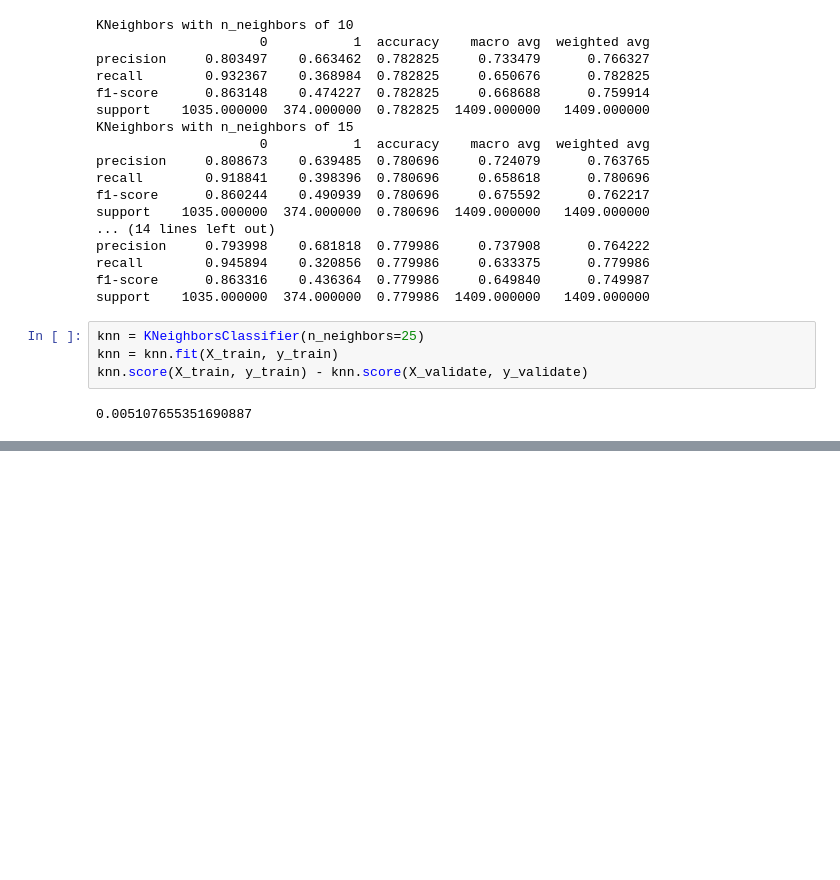
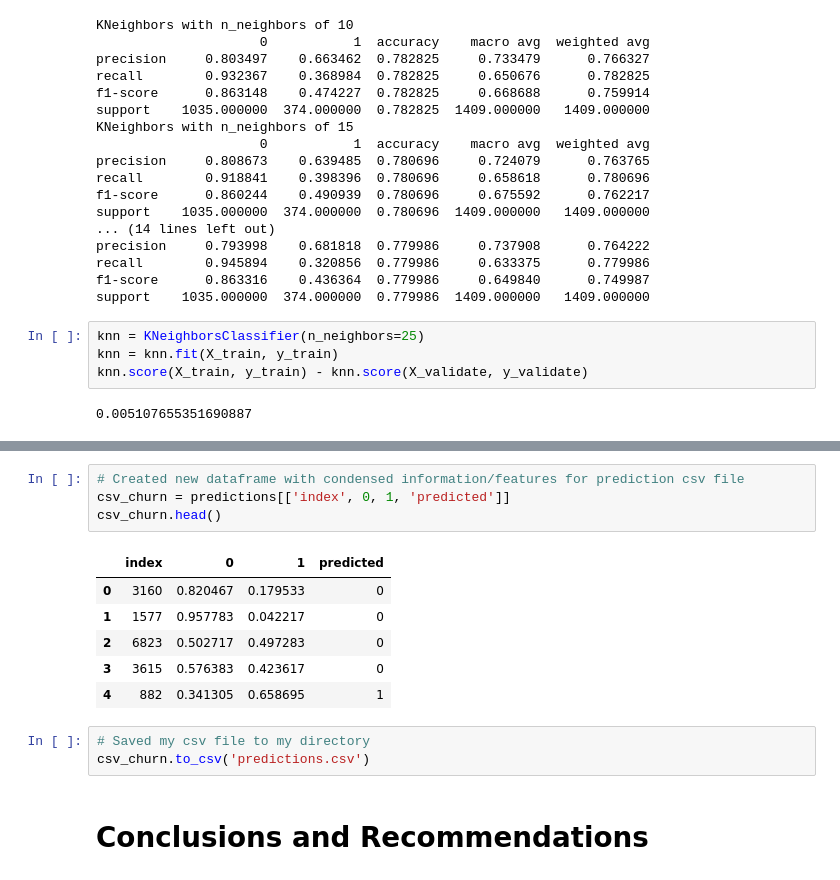
Before and after one commit to Larry-Holmes/classification-exercises, a Jupyter notebook: final_report.ipynb, the cells around one changed output, grey strips where cells are left out. Cells and saved outputs as stored; diff of their text form; blank space fills up the shorter version.

```diff
--- a/final_report.ipynb
+++ b/final_report.ipynb
@@ -495,0 +575,16 @@ knn.score(X_train, y_train) - knn.score(X_validate, y_validate)
+# %%
+# Created new dataframe with condensed information/features for prediction csv file
+csv_churn = predictions[['index', 0, 1, 'predicted']]
+csv_churn.head()
+# %% [output]
+|  | index | 0 | 1 | predicted |
+| 0 | 3160 | 0.820467 | 0.179533 | 0 |
+| 1 | 1577 | 0.957783 | 0.042217 | 0 |
+| 2 | 6823 | 0.502717 | 0.497283 | 0 |
+| 3 | 3615 | 0.576383 | 0.423617 | 0 |
+| 4 | 882 | 0.341305 | 0.658695 | 1 |
+# %%
+# Saved my csv file to my directory
+csv_churn.to_csv('predictions.csv')
+# %% [markdown]
+# Conclusions and Recommendations
```
Also changed, not shown: parts of 26 cells of this notebook, 1 other file.
